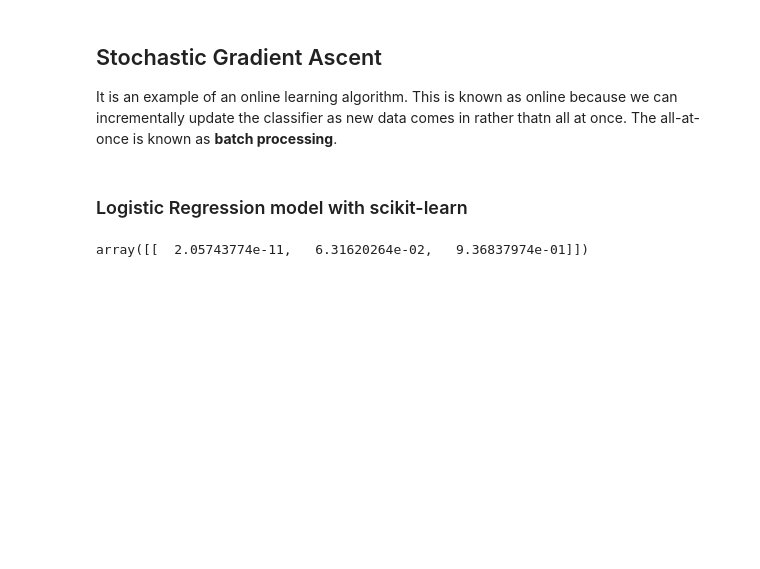
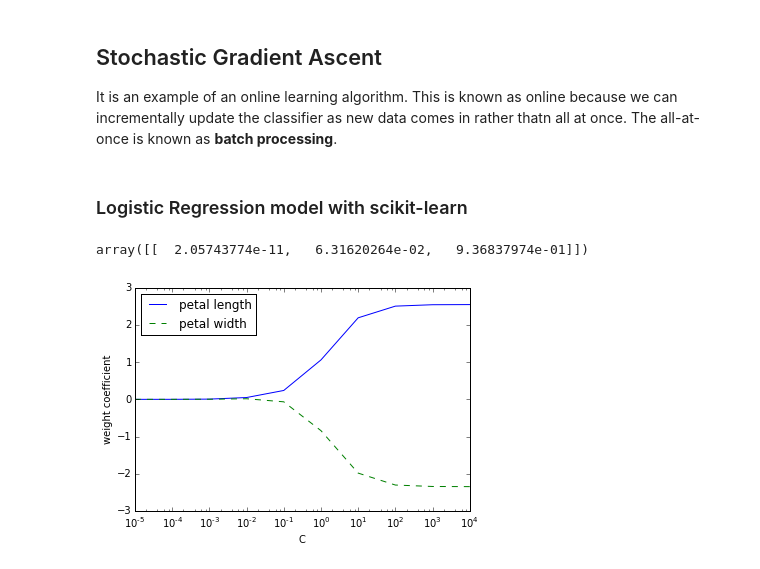
Before and after one commit to borjaeg/nlp_tests, a Jupyter notebook: Logistic Regression.ipynb, the cells around one changed output. Cells and saved outputs as stored; diff of their text form; code cells hidden in the pictures; blank space fills up the shorter version.

```diff
--- a/Logistic Regression.ipynb
+++ b/Logistic Regression.ipynb
@@ -157,3 +158,19 @@ plot_decision_regions(X_combined_std,
 lr.predict_proba(X_test_std[0,:])
 # %% [output]
 array([[  2.05743774e-11,   6.31620264e-02,   9.36837974e-01]])
+# %%
+weights, params = [], []
+for c in np.arange(-5,5):
+    lr = LogisticRegression(C=10**c, random_state=0)
+    lr.fit(X_train_std, y_train)
+    weights.append(lr.coef_[1])
+    params.append(10**c)
+weights = np.array(weights)
+plt.plot(params, weights[:,0],label='petal length')
+plt.plot(params, weights[:,1], linestyle='--', label='petal width')
+plt.ylabel('weight coefficient')
+plt.xlabel('C')
+plt.legend(loc='upper left')
+plt.xscale('log')
+# %% [output]
+[figure, added]
```
Also changed, not shown: parts of 1 cell of this notebook, 6 other files.
